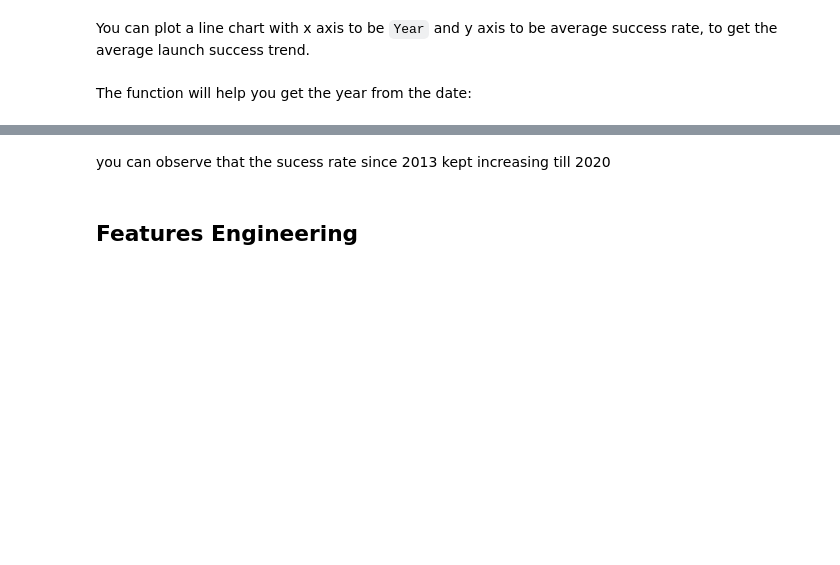
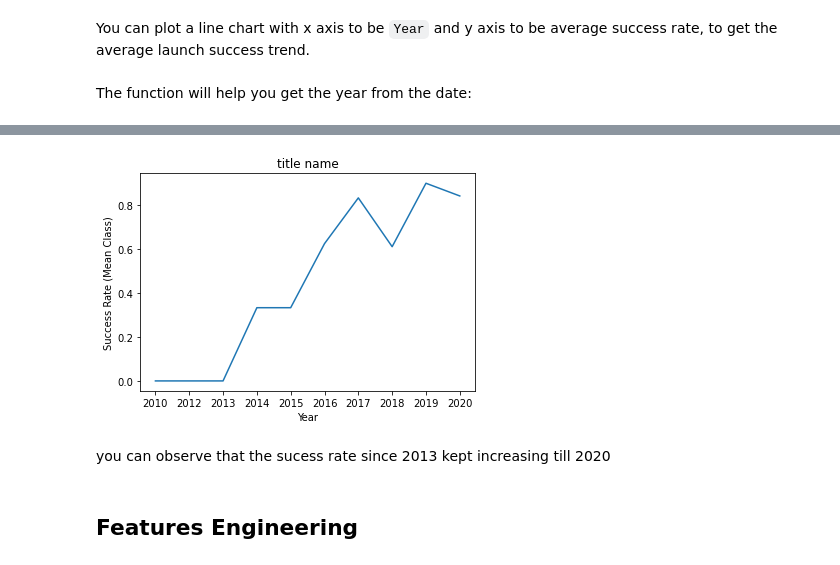
Before and after one commit to daniel-sonzzini/capstone_ds, a Jupyter notebook: Lab 4 - EDA with Visualization.ipynb, the cells around one changed output, grey strips where cells are left out. Drawn from its saved outputs; the diff is of its cells as text; code cells hidden in the pictures; blank space fills up the shorter version.

```diff
--- a/Lab 4 - EDA with Visualization.ipynb
+++ b/Lab 4 - EDA with Visualization.ipynb
@@ -192,3 +192,7 @@ def Extract_year(date):
     return year
 # %%
 # Plot a line chart with x axis to be the extracted year and y axis to be the success rate
+Extract_year(df["Date"])
+df["Year"]=year
+# %%
+data=df.groupby("Year").mean()["Class"]
@@ -195,3 +214,13 @@ def Extract_year(date):
+# %%
+import matplotlib.pyplot as plt
+
+plt.plot(data.index,data.values)
+plt.title('title name')
+plt.xlabel('Year')
+plt.ylabel('Success Rate (Mean Class)')
+plt.show()
+# %% [output]
+[figure, added]
 # %% [markdown]
 you can observe that the sucess rate since 2013 kept increasing till 2020
 # %% [markdown]
```
Also changed, not shown: parts of 4 cells of this notebook.
